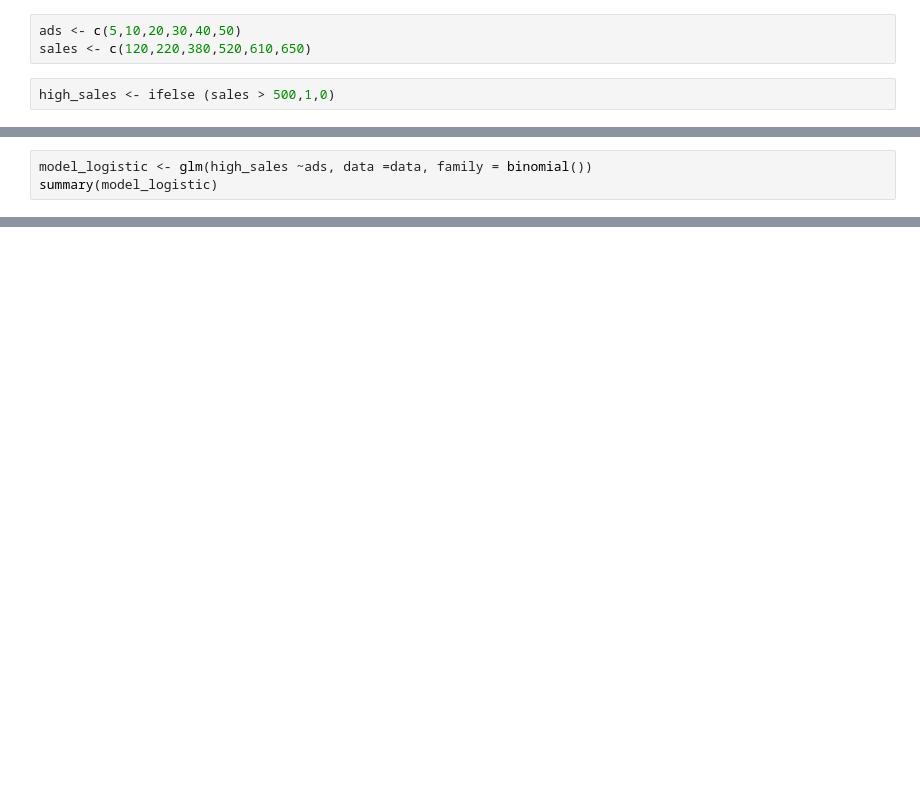
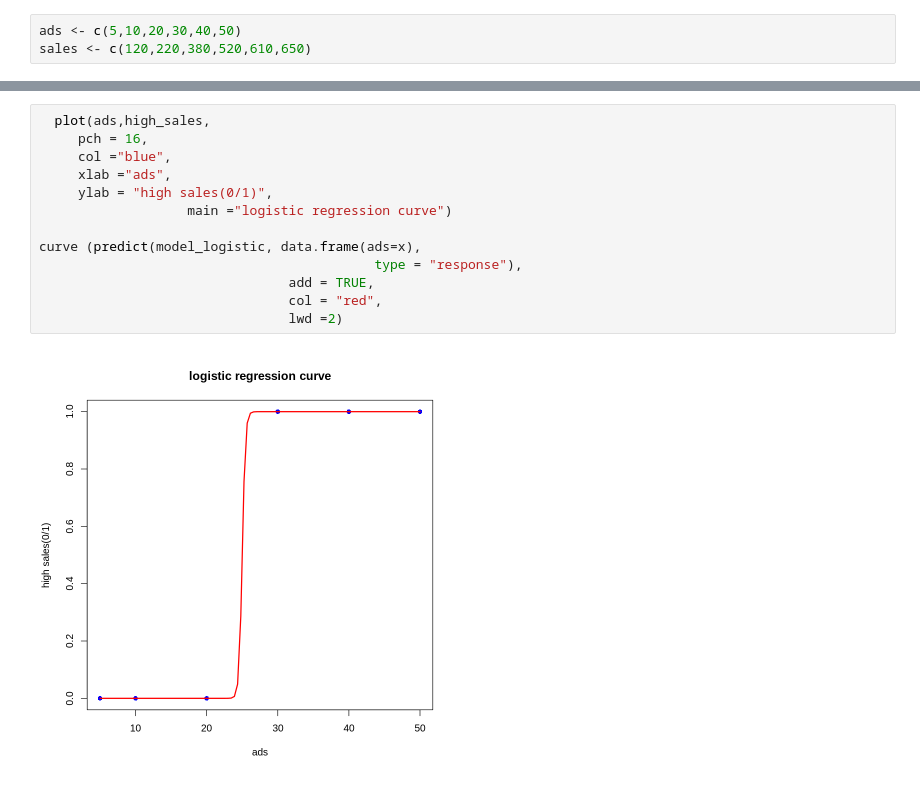
Before and after one commit to amrutha206/amrutha206, a Jupyter notebook: R-basics/google-colab6-r.ipynb, the cells around one changed output, grey strips where cells are left out. Cells and saved outputs as stored; diff of their text form; blank space fills up the shorter version.

```diff
--- a/R-basics/google-colab6-r.ipynb
+++ b/R-basics/google-colab6-r.ipynb
@@ -5,5 +3,3 @@ LOGISTIC REGRESSION
 # %%
 ads <- c(5,10,20,30,40,50)
 sales <- c(120,220,380,520,610,650)
-# %%
-high_sales <- ifelse (sales > 500,1,0)
@@ -23,3 +5,0 @@ A data.frame: 6 × 3
-# %%
-model_logistic <- glm(high_sales ~ads, data =data, family = binomial())
-summary(model_logistic)
@@ -49,0 +51,15 @@ ifelse(predict(model_logistic, data.frame(ads=35),
+# %%
+  plot(ads,high_sales,
+     pch = 16,
+     col ="blue",
+     xlab ="ads",
+     ylab = "high sales(0/1)",
+                   main ="logistic regression curve")
+
+curve (predict(model_logistic, data.frame(ads=x),
+                                           type = "response"),
+                                add = TRUE,
+                                col = "red",
+                                lwd =2)
+# %% [output]
+[figure, added]
```
Also changed, not shown: parts of 7 cells of this notebook.
